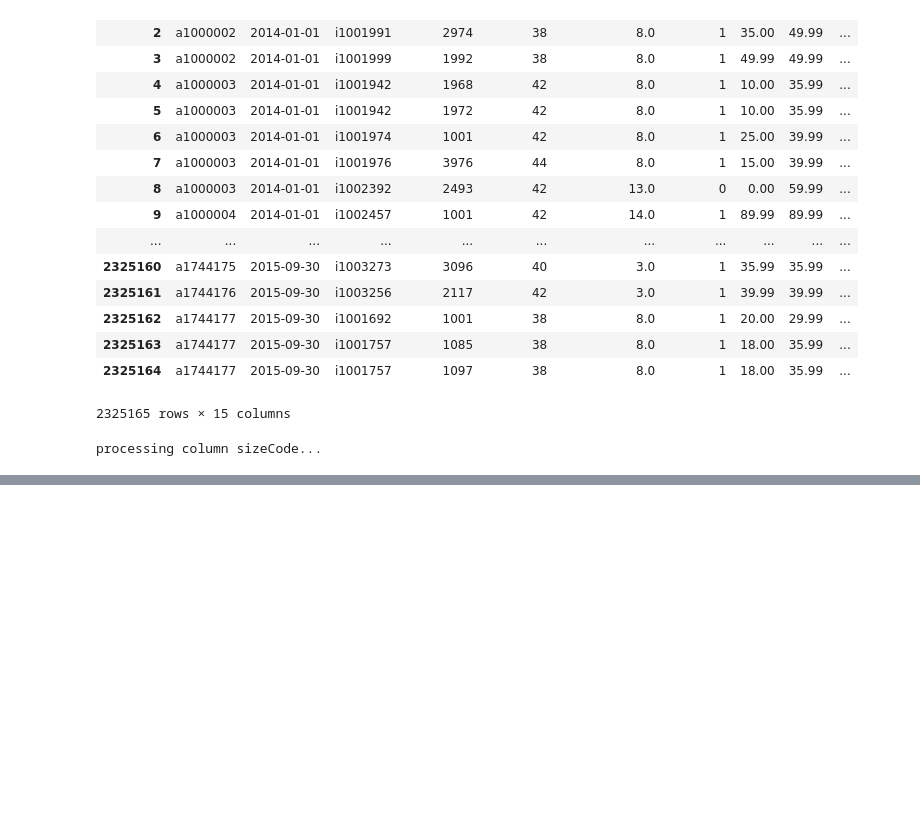
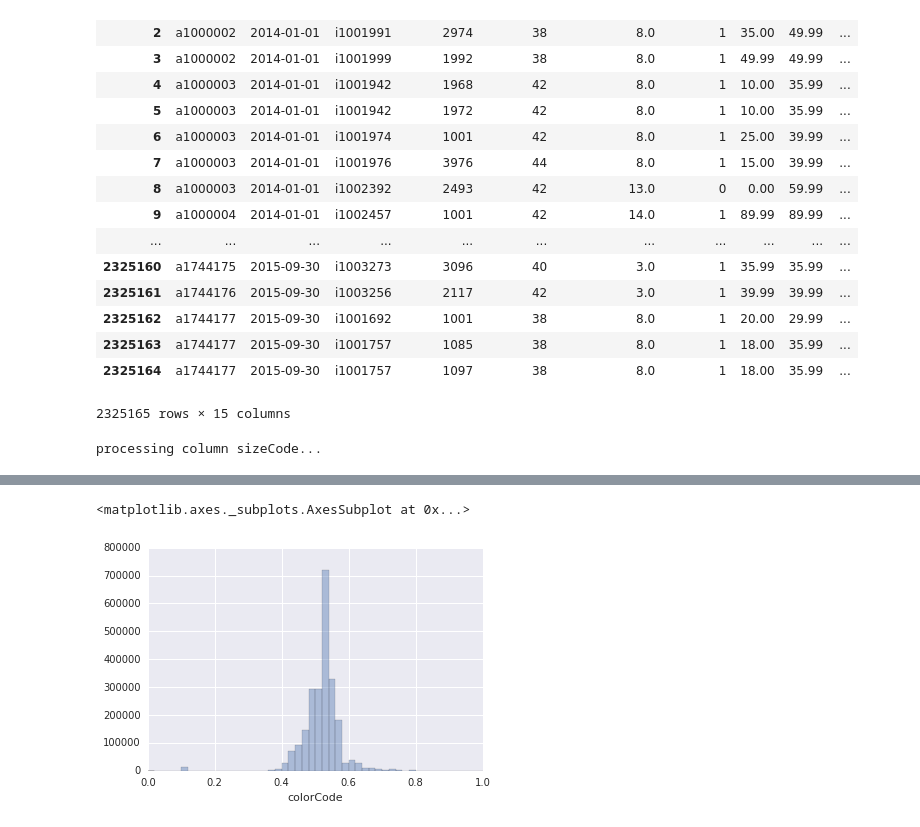
Before and after one commit to Gliganu/DMC_Fashion_2016, a Jupyter notebook: notebooks/VisuCondProbability.ipynb, the cells around one changed output, grey strips where cells are left out. Cells and saved outputs as stored; diff of their text form; code cells hidden in the pictures; blank space fills up the shorter version.

```diff
--- a/notebooks/VisuCondProbability.ipynb
+++ b/notebooks/VisuCondProbability.ipynb
@@ -65,0 +117,9 @@ data_prob['returnQuantity'].unique()
+# %%
+%matplotlib inline
+import seaborn as sns
+
+sns.distplot(data_prob['colorCode'], bins=50, kde=False);
+#sns.distplot(data_prob['colorCode'], bins=40, kde=False)
+# %% [output]
+<matplotlib.axes._subplots.AxesSubplot at 0x...>
+[figure, added]
```
Also changed, not shown: parts of 22 cells of this notebook.
